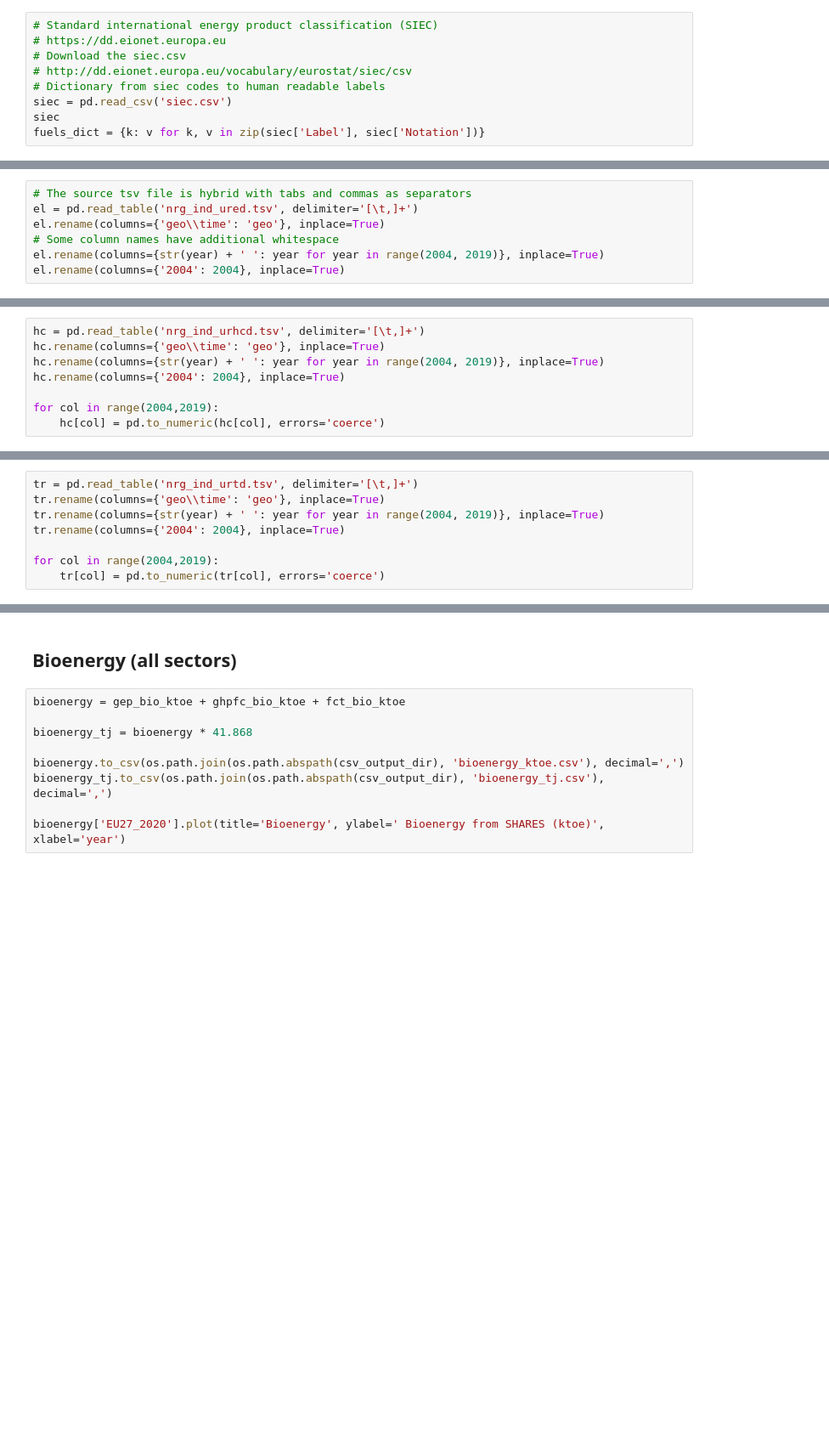
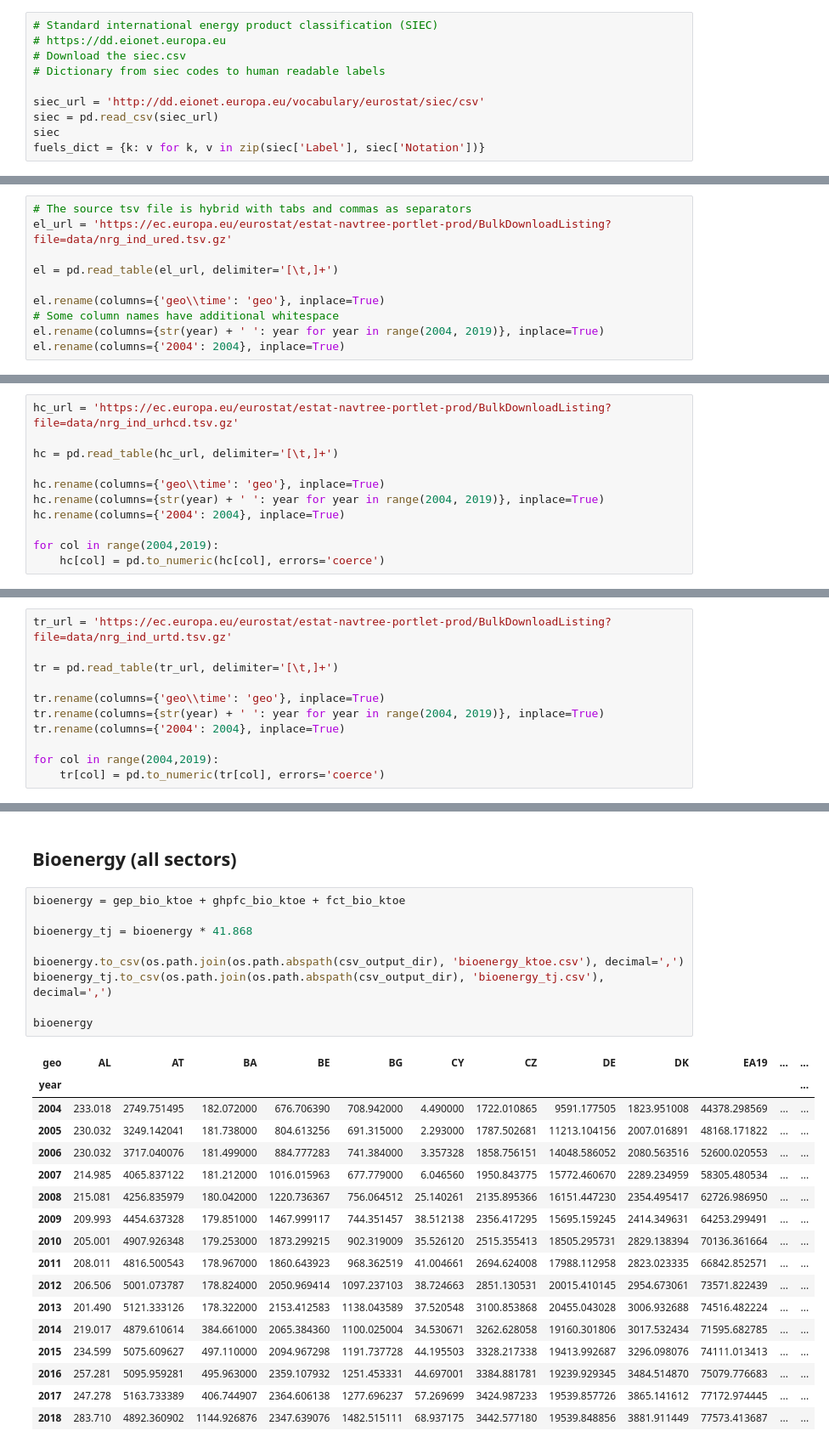
Before and after one commit to jandolezal/shares, a Jupyter notebook: eu/tidy/shares.ipynb, the cells around one changed output, grey strips where cells are left out. Shown at 85% size. Saved outputs shown, nothing was run; the diff lists cells and outputs as text; blank space fills up the shorter version.

Commit message:
Reading Eurostat tsv directly from web in tidy

```diff
--- a/eu/tidy/shares.ipynb
+++ b/eu/tidy/shares.ipynb
@@ -69,9 +69,10 @@ if not os.path.exists(csv_output_dir):
 # Standard international energy product classification (SIEC)
 # https://dd.eionet.europa.eu
 # Download the siec.csv
-# http://dd.eionet.europa.eu/vocabulary/eurostat/siec/csv
 # Dictionary from siec codes to human readable labels
-siec = pd.read_csv('siec.csv')
+
+siec_url = 'http://dd.eionet.europa.eu/vocabulary/eurostat/siec/csv'
+siec = pd.read_csv(siec_url)
 siec
 fuels_dict = {k: v for k, v in zip(siec['Label'], siec['Notation'])}
 # %%
@@ -102,7 +103,10 @@ print(selected_fuel_codes, selected_bio_codes)
 ## Electricity
 # %%
 # The source tsv file is hybrid with tabs and commas as separators
-el = pd.read_table('nrg_ind_ured.tsv', delimiter='[\t,]+')
+el_url = 'https://ec.europa.eu/eurostat/estat-navtree-portlet-prod/BulkDownloadListing?file=data/nrg_ind_ured.tsv.gz'
+
+el = pd.read_table(el_url, delimiter='[\t,]+')
+
 el.rename(columns={'geo\\time': 'geo'}, inplace=True)
 # Some column names have additional whitespace
 el.rename(columns={str(year) + ' ': year for year in range(2004, 2019)}, inplace=True)
@@ -159,7 +163,10 @@ gep_bio_gwh['EU27_2020'].plot(title='Bioelectricity EU27', ylabel='Gross electri
 # %% [markdown]
 ## Heating and cooling sector
 # %%
-hc = pd.read_table('nrg_ind_urhcd.tsv', delimiter='[\t,]+')
+hc_url = 'https://ec.europa.eu/eurostat/estat-navtree-portlet-prod/BulkDownloadListing?file=data/nrg_ind_urhcd.tsv.gz'
+
+hc = pd.read_table(hc_url, delimiter='[\t,]+')
+
 hc.rename(columns={'geo\\time': 'geo'}, inplace=True)
 hc.rename(columns={str(year) + ' ': year for year in range(2004, 2019)}, inplace=True)
 hc.rename(columns={'2004': 2004}, inplace=True)
@@ -222,7 +229,10 @@ ghpfc_bio_tj['EU27_2020'].plot(title='Bioheat EU27', ylabel='Gross heat producti
 # %% [markdown]
 ## Transport
 # %%
-tr = pd.read_table('nrg_ind_urtd.tsv', delimiter='[\t,]+')
+tr_url = 'https://ec.europa.eu/eurostat/estat-navtree-portlet-prod/BulkDownloadListing?file=data/nrg_ind_urtd.tsv.gz'
+
+tr = pd.read_table(tr_url, delimiter='[\t,]+')
+
 tr.rename(columns={'geo\\time': 'geo'}, inplace=True)
 tr.rename(columns={str(year) + ' ': year for year in range(2004, 2019)}, inplace=True)
 tr.rename(columns={'2004': 2004}, inplace=True)
@@ -285,10 +295,27 @@ fct_bio_tj['EU27_2020'].plot(title='Biotransport EU27', ylabel='Final cosumption
 # %%
 bioenergy = gep_bio_ktoe + ghpfc_bio_ktoe + fct_bio_ktoe
 
 bioenergy_tj = bioenergy * 41.868
 
 bioenergy.to_csv(os.path.join(os.path.abspath(csv_output_dir), 'bioenergy_ktoe.csv'), decimal=',')
 bioenergy_tj.to_csv(os.path.join(os.path.abspath(csv_output_dir), 'bioenergy_tj.csv'), decimal=',')
 
-bioenergy['EU27_2020'].plot(title='Bioenergy', ylabel=' Bioenergy from SHARES (ktoe)', xlabel='year')
+bioenergy
 # %% [output]
+| geo | AL | AT | BA | BE | BG | CY | CZ | DE | DK | EA19 | ... | ... |
+| year |  |  |  |  |  |  |  |  |  |  |  | ... |
+| 2004 | 233.018 | 2749.751495 | 182.072000 | 676.706390 | 708.942000 | 4.490000 | 1722.010865 | 9591.177505 | 1823.951008 | 44378.298569 | ... | ... |
+| 2005 | 230.032 | 3249.142041 | 181.738000 | 804.613256 | 691.315000 | 2.293000 | 1787.502681 | 11213.104156 | 2007.016891 | 48168.171822 | ... | ... |
+| 2006 | 230.032 | 3717.040076 | 181.499000 | 884.777283 | 741.384000 | 3.357328 | 1858.756151 | 14048.586052 | 2080.563516 | 52600.020553 | ... | ... |
+| 2007 | 214.985 | 4065.837122 | 181.212000 | 1016.015963 | 677.779000 | 6.046560 | 1950.843775 | 15772.460670 | 2289.234959 | 58305.480534 | ... | ... |
+| 2008 | 215.081 | 4256.835979 | 180.042000 | 1220.736367 | 756.064512 | 25.140261 | 2135.895366 | 16151.447230 | 2354.495417 | 62726.986950 | ... | ... |
+| 2009 | 209.993 | 4454.637328 | 179.851000 | 1467.999117 | 744.351457 | 38.512138 | 2356.417295 | 15695.159245 | 2414.349631 | 64253.299491 | ... | ... |
+| 2010 | 205.001 | 4907.926348 | 179.253000 | 1873.299215 | 902.319009 | 35.526120 | 2515.355413 | 18505.295731 | 2829.138394 | 70136.361664 | ... | ... |
+| 2011 | 208.011 | 4816.500543 | 178.967000 | 1860.643923 | 968.362519 | 41.004661 | 2694.624008 | 17988.112958 | 2823.023335 | 66842.852571 | ... | ... |
+| 2012 | 206.506 | 5001.073787 | 178.824000 | 2050.969414 | 1097.237103 | 38.724663 | 2851.130531 | 20015.410145 | 2954.673061 | 73571.822439 | ... | ... |
+| 2013 | 201.490 | 5121.333126 | 178.322000 | 2153.412583 | 1138.043589 | 37.520548 | 3100.853868 | 20455.043028 | 3006.932688 | 74516.482224 | ... | ... |
+| 2014 | 219.017 | 4879.610614 | 384.661000 | 2065.384360 | 1100.025004 | 34.530671 | 3262.628058 | 19160.301806 | 3017.532434 | 71595.682785 | ... | ... |
+| 2015 | 234.599 | 5075.609627 | 497.110000 | 2094.967298 | 1191.737728 | 44.195503 | 3328.217338 | 19413.992687 | 3296.098076 | 74111.013413 | ... | ... |
+| 2016 | 257.281 | 5095.959281 | 495.963000 | 2359.107932 | 1251.453331 | 44.697001 | 3384.881781 | 19239.929345 | 3484.514870 | 75079.776683 | ... | ... |
+| 2017 | 247.278 | 5163.733389 | 406.744907 | 2364.606138 | 1277.696237 | 57.269699 | 3424.987233 | 19539.857726 | 3865.141612 | 77172.974445 | ... | ... |
+| 2018 | 283.710 | 4892.360902 | 1144.926876 | 2347.639076 | 1482.515111 | 68.937175 | 3442.577180 | 19539.848856 | 3881.911449 | 77573.413687 | ... | ... |
```
Also changed, not shown: parts of 2 cells of this notebook.
